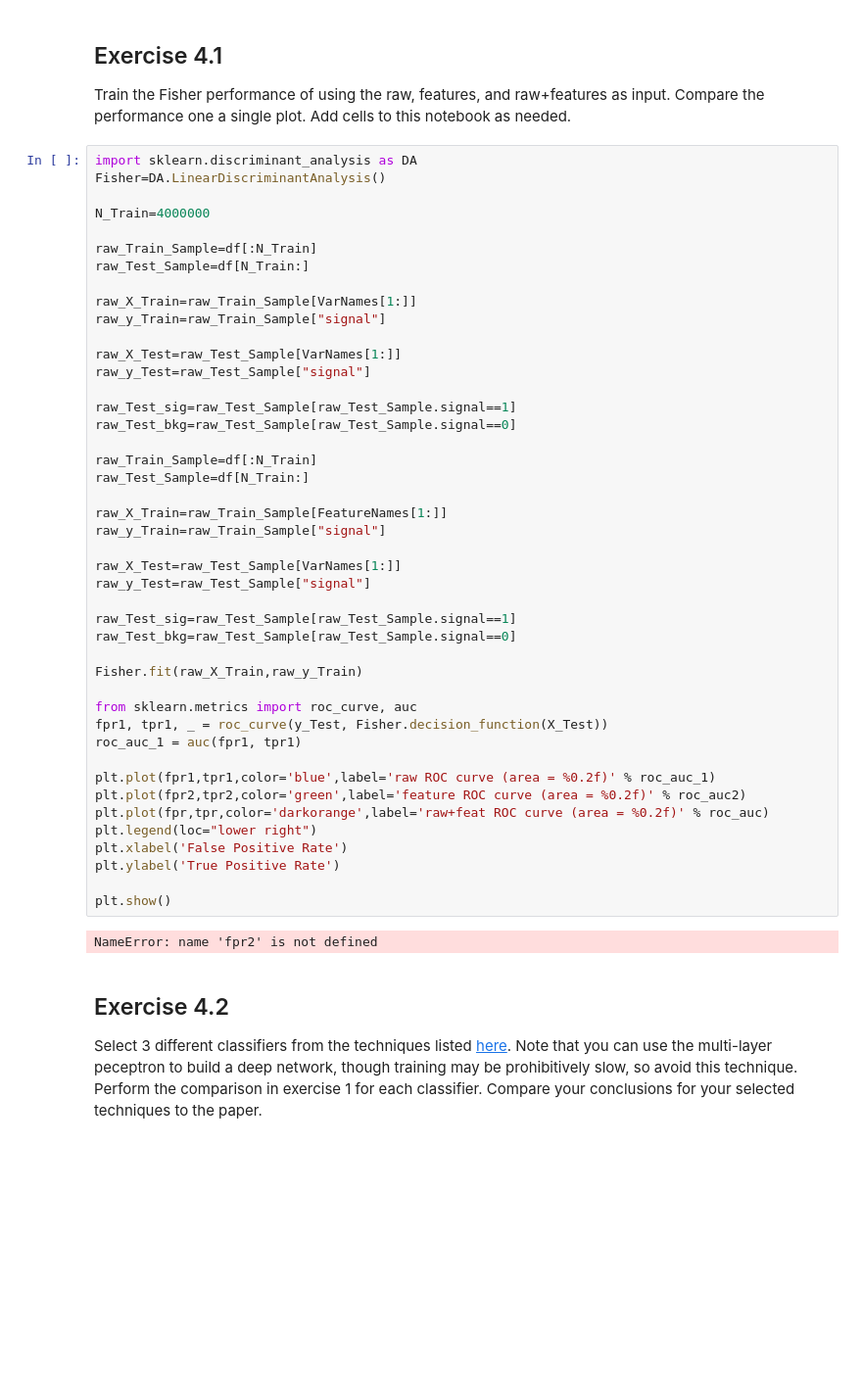
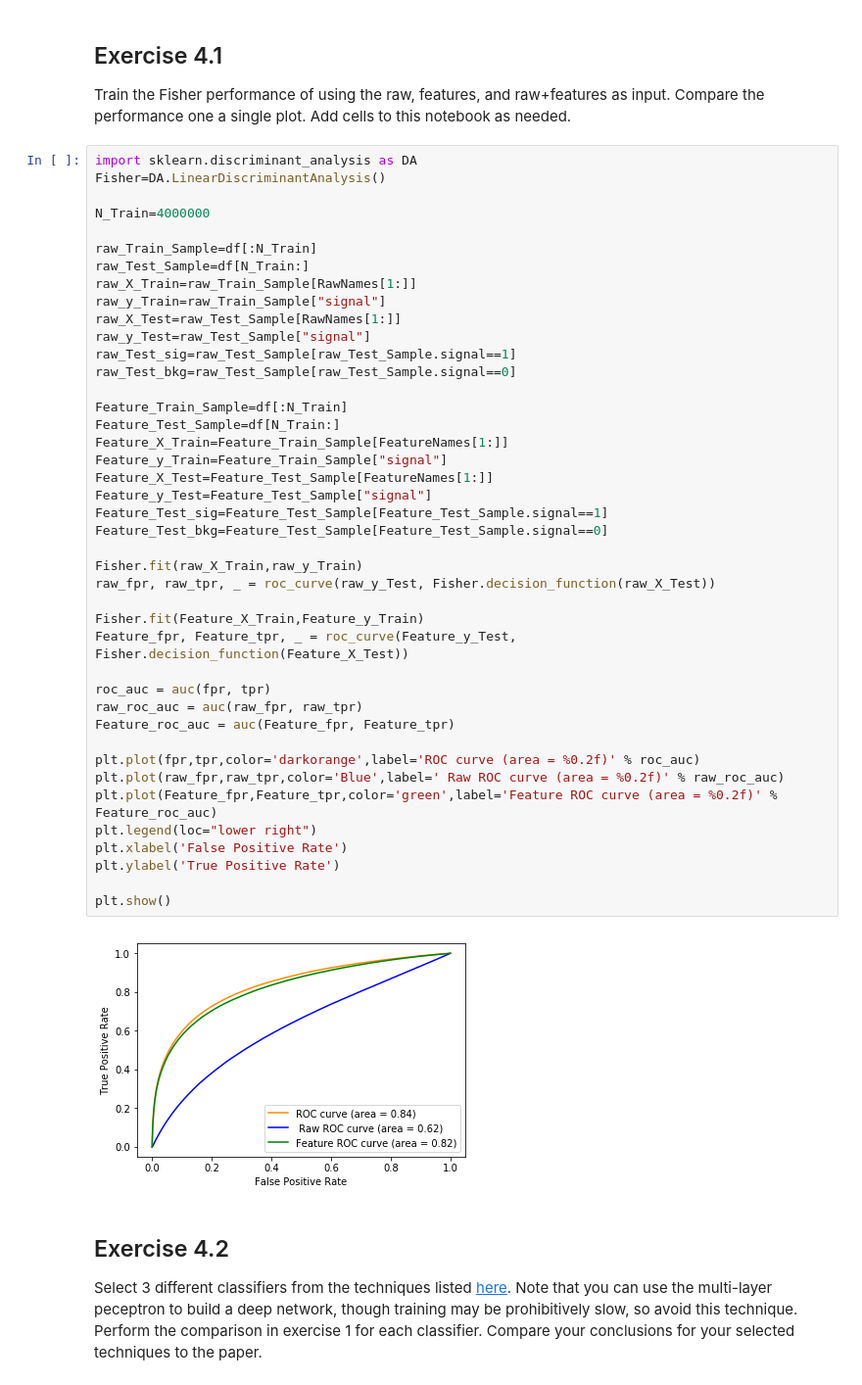
Before and after one commit to Charliebrown1941/DLHEP2018, a Jupyter notebook: Labs/Lab-4/Lab-4-v2.ipynb, the cells around one changed output. Shown at 98% size. Cells and saved outputs as stored; diff of their text form; blank space fills up the shorter version.

```diff
--- a/Labs/Lab-4/Lab-4-v2.ipynb
+++ b/Labs/Lab-4/Lab-4-v2.ipynb
@@ -148,49 +148,47 @@ Train the Fisher performance of using the raw, features, and raw+features as inp
 # %%
 import sklearn.discriminant_analysis as DA
 Fisher=DA.LinearDiscriminantAnalysis()
 
 N_Train=4000000
 
 raw_Train_Sample=df[:N_Train]
 raw_Test_Sample=df[N_Train:]
-
-raw_X_Train=raw_Train_Sample[VarNames[1:]]
+raw_X_Train=raw_Train_Sample[RawNames[1:]]
 raw_y_Train=raw_Train_Sample["signal"]
-
-raw_X_Test=raw_Test_Sample[VarNames[1:]]
+raw_X_Test=raw_Test_Sample[RawNames[1:]]
 raw_y_Test=raw_Test_Sample["signal"]
-
 raw_Test_sig=raw_Test_Sample[raw_Test_Sample.signal==1]
 raw_Test_bkg=raw_Test_Sample[raw_Test_Sample.signal==0]
 
-raw_Train_Sample=df[:N_Train]
-raw_Test_Sample=df[N_Train:]
-
-raw_X_Train=raw_Train_Sample[FeatureNames[1:]]
-raw_y_Train=raw_Train_Sample["signal"]
-
-raw_X_Test=raw_Test_Sample[VarNames[1:]]
-raw_y_Test=raw_Test_Sample["signal"]
-
-raw_Test_sig=raw_Test_Sample[raw_Test_Sample.signal==1]
-raw_Test_bkg=raw_Test_Sample[raw_Test_Sample.signal==0]
+Feature_Train_Sample=df[:N_Train]
+Feature_Test_Sample=df[N_Train:]
+Feature_X_Train=Feature_Train_Sample[FeatureNames[1:]]
+Feature_y_Train=Feature_Train_Sample["signal"]
+Feature_X_Test=Feature_Test_Sample[FeatureNames[1:]]
+Feature_y_Test=Feature_Test_Sample["signal"]
+Feature_Test_sig=Feature_Test_Sample[Feature_Test_Sample.signal==1]
+Feature_Test_bkg=Feature_Test_Sample[Feature_Test_Sample.signal==0]
 
 Fisher.fit(raw_X_Train,raw_y_Train)
+raw_fpr, raw_tpr, _ = roc_curve(raw_y_Test, Fisher.decision_function(raw_X_Test))
 
-from sklearn.metrics import roc_curve, auc
-fpr1, tpr1, _ = roc_curve(y_Test, Fisher.decision_function(X_Test))
-roc_auc_1 = auc(fpr1, tpr1)
+Fisher.fit(Feature_X_Train,Feature_y_Train)
+Feature_fpr, Feature_tpr, _ = roc_curve(Feature_y_Test, Fisher.decision_function(Feature_X_Test))
 
-plt.plot(fpr1,tpr1,color='blue',label='raw ROC curve (area = %0.2f)' % roc_auc_1)
-plt.plot(fpr2,tpr2,color='green',label='feature ROC curve (area = %0.2f)' % roc_auc2)
-plt.plot(fpr,tpr,color='darkorange',label='raw+feat ROC curve (area = %0.2f)' % roc_auc)
+roc_auc = auc(fpr, tpr)
+raw_roc_auc = auc(raw_fpr, raw_tpr)
+Feature_roc_auc = auc(Feature_fpr, Feature_tpr)
+
+plt.plot(fpr,tpr,color='darkorange',label='ROC curve (area = %0.2f)' % roc_auc)
+plt.plot(raw_fpr,raw_tpr,color='Blue',label=' Raw ROC curve (area = %0.2f)' % raw_roc_auc)
+plt.plot(Feature_fpr,Feature_tpr,color='green',label='Feature ROC curve (area = %0.2f)' % Feature_roc_auc)
 plt.legend(loc="lower right")
 plt.xlabel('False Positive Rate')
 plt.ylabel('True Positive Rate')
 
 plt.show()
 # %% [output]
-NameError: name 'fpr2' is not defined
+[figure, added]
 # %% [markdown]
 ## Exercise 4.2
 
```
Also changed, not shown: parts of 1 cell of this notebook.
